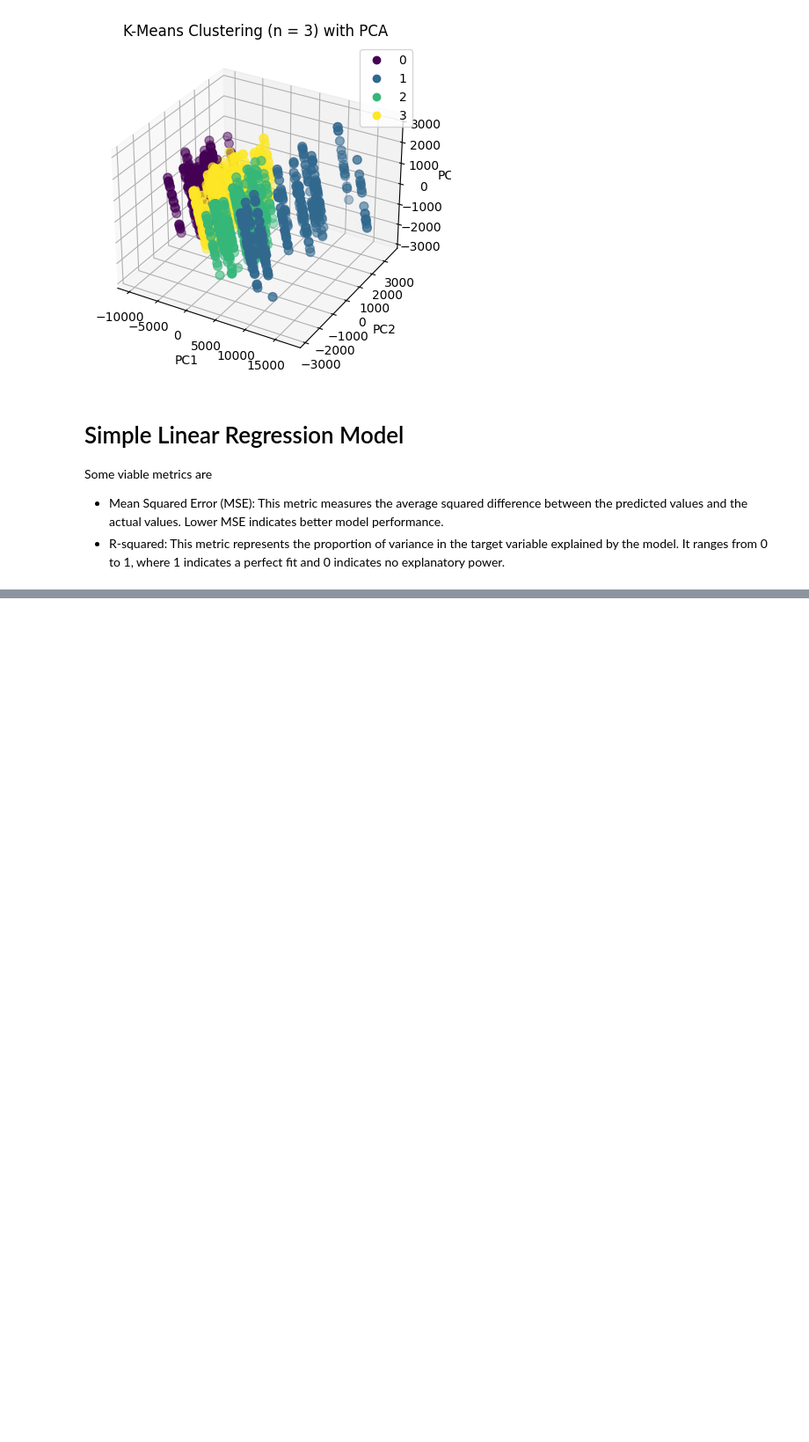
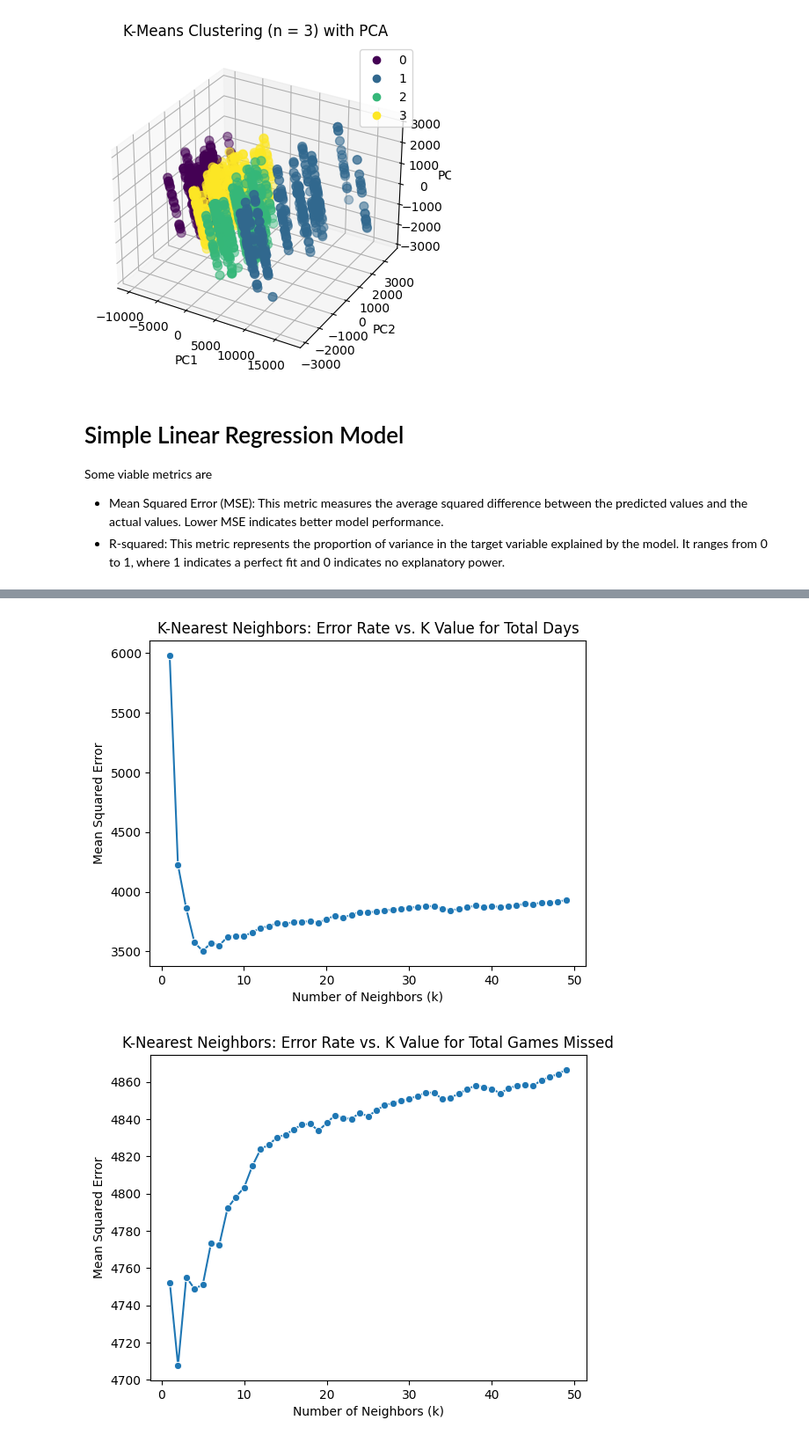
Before and after one commit to tsumian/MA4199-Injury-Prediction, a Jupyter notebook: ma4199-predictive-model.ipynb, the cells around one changed output, grey strips where cells are left out. Shown at 88% size. Drawn from its saved outputs; the diff is of its cells as text; code cells hidden in the pictures; blank space fills up the shorter version.

```diff
--- a/ma4199-predictive-model.ipynb
+++ b/ma4199-predictive-model.ipynb
@@ -293,0 +431,6 @@ R-squared for  Injury Rate : 0.6718454171727665
+# %%
+for target in targets:
+    get_knn_error_rates(outfield_pca2_X_train, outfield_y_train, outfield_pca2_X_test, outfield_y_test, target)
+# %% [output]
+[figure, added]
+[figure, added]
```
Also changed, not shown: parts of 12 cells of this notebook.
